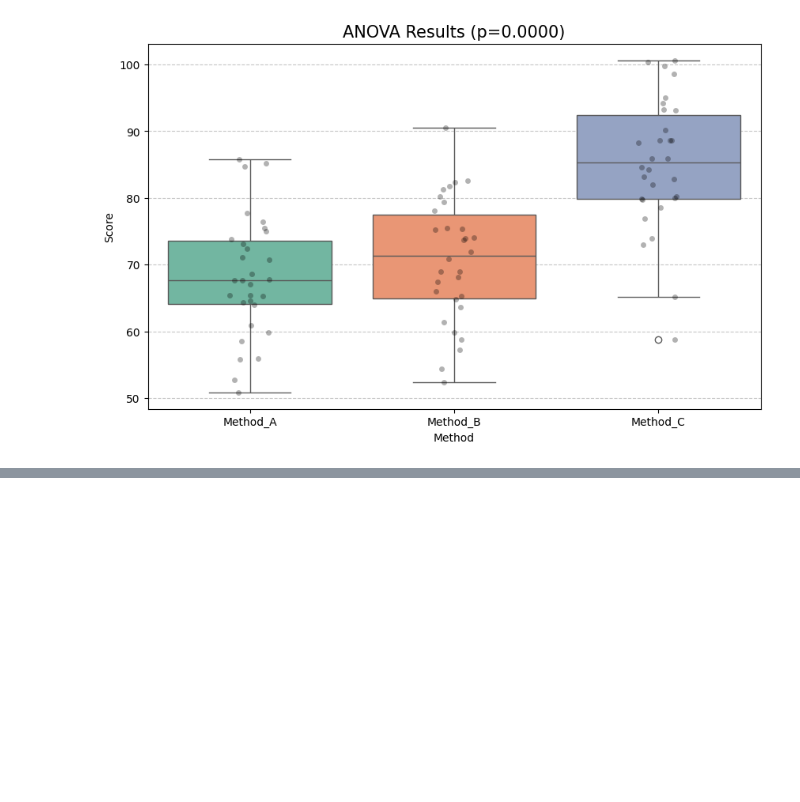
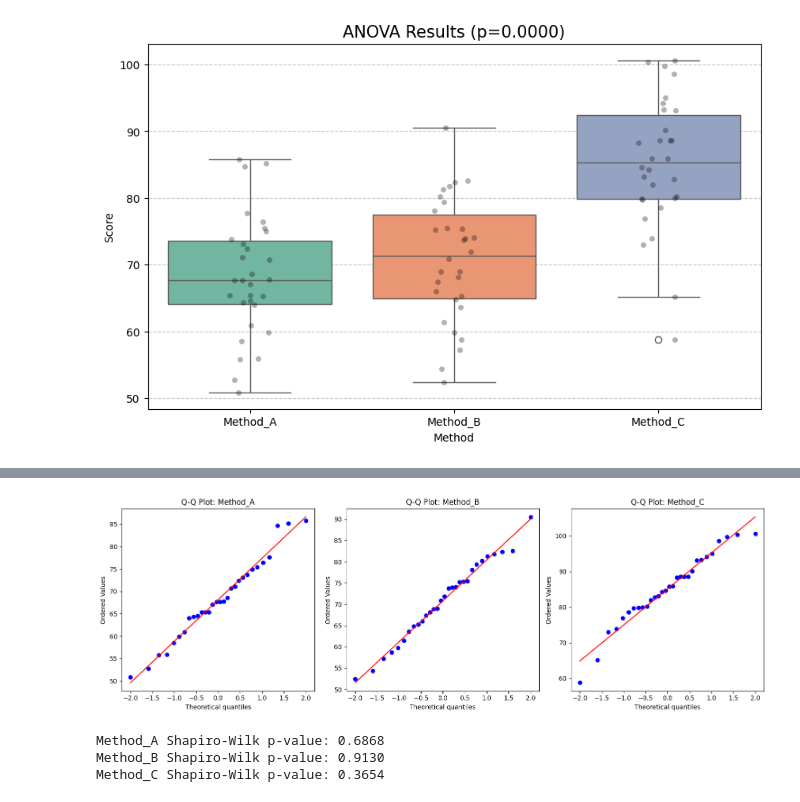
Before and after one commit to OlajideFemi/Carbon-Footprint, a Jupyter notebook: ANOVA.ipynb, the cells around one changed output, grey strips where cells are left out. Cells and saved outputs as stored; diff of their text form; code cells hidden in the pictures; blank space fills up the shorter version.

```diff
--- a/ANOVA.ipynb
+++ b/ANOVA.ipynb
@@ -58,0 +77,23 @@ Passing `palette` without assigning `hue` is deprecated and will be removed in v
+# %%
+import scipy.stats as stats
+import matplotlib.pyplot as plt
+
+#usually check the residuals (errors), but checking the groups works too
+fig, ax = plt.subplots(1, 3, figsize=(15, 5))
+
+for i, method in enumerate(['Method_A', 'Method_B', 'Method_C']):
+    stats.probplot(df[method], dist="norm", plot=ax[i])
+    ax[i].set_title(f'Q-Q Plot: {method}')
+
+plt.tight_layout()
+plt.show()
+# %% [output]
+[figure, added]
+# %%
+for method in df.columns:
+    stat, p = stats.shapiro(df[method])
+    print(f'{method} Shapiro-Wilk p-value: {p:.4f}')
+# %% [output]
+Method_A Shapiro-Wilk p-value: 0.6868
+Method_B Shapiro-Wilk p-value: 0.9130
+Method_C Shapiro-Wilk p-value: 0.3654
```
Also changed, not shown: parts of 1 cell of this notebook.
